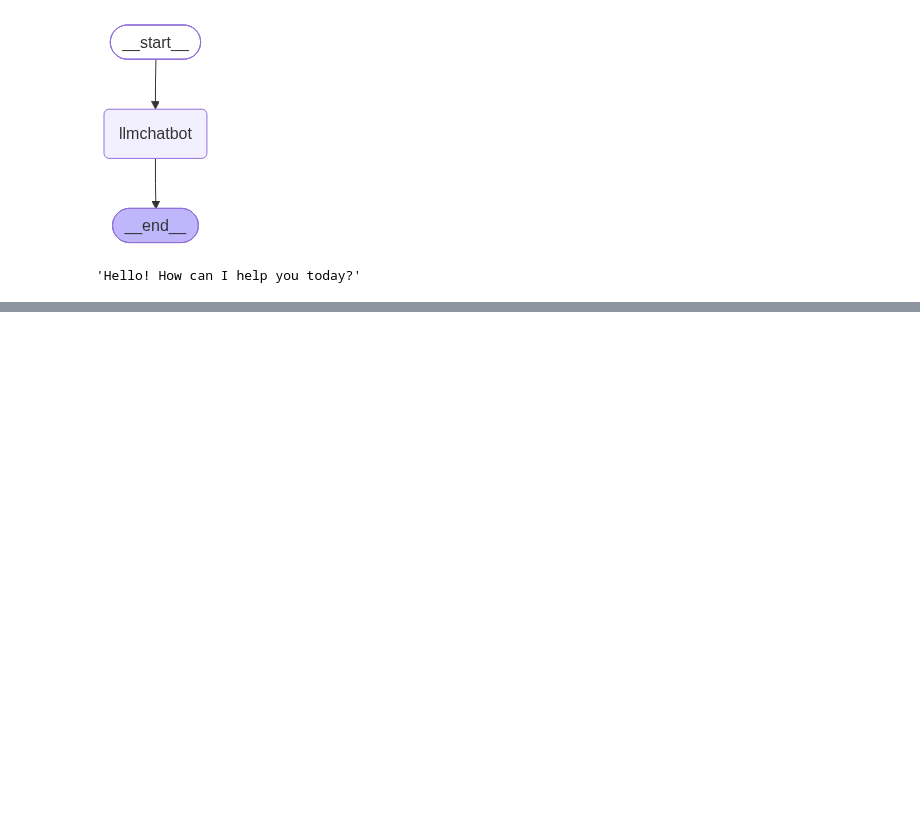
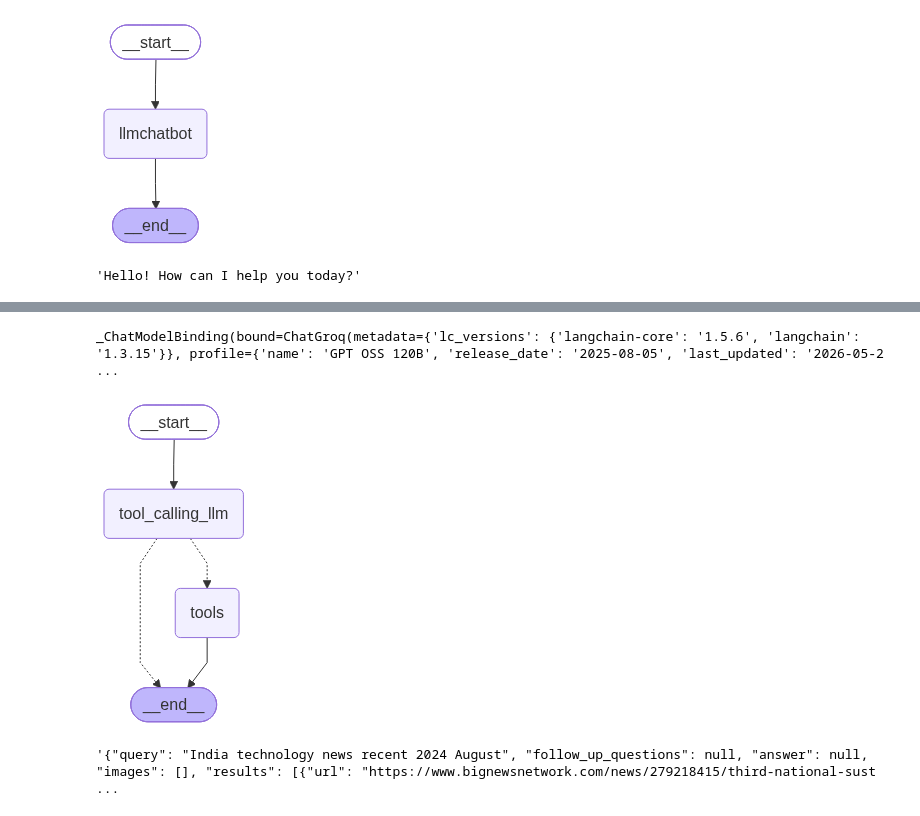
Before and after one commit to vishu2724/agents, a Jupyter notebook: langgraph/1-chatbot.ipynb, the cells around one changed output, grey strips where cells are left out. Cells and saved outputs as stored; diff of their text form; code cells hidden in the pictures; blank space fills up the shorter version.

Commit message:
langgraph-2

```diff
--- a/langgraph/1-chatbot.ipynb
+++ b/langgraph/1-chatbot.ipynb
@@ -77,0 +102,59 @@ I'm just a program, so I don't have feelings, but I'm here and ready to help you
+# %%
+#custom function(tool)
+def multiply(a:int,b:int)->int:
+    """Multiply a and b
+
+    Args:
+        a (int): first int
+        b (int): second int
+
+    Returns:
+        int: output int
+    """
+    return a*b
+# %%
+tools=[tool,multiply]
+# %%
+llm_with_tool=model.bind_tools(tools)
+# %%
+
+llm_with_tool
+# %% [output]
+_ChatModelBinding(bound=ChatGroq(metadata={'lc_versions': {'langchain-core': '1.5.6', 'langchain': '1.3.15'}}, profile={'name': 'GPT OSS 120B', 'release_date': '2025-08-05', 'last_updated': '2026-05-2 ...
+# %%
+## Stategraph
+from langgraph.graph import StateGraph,START,END
+from langgraph.prebuilt import ToolNode
+from langgraph.prebuilt import tools_condition
+
+## Node definition
+def tool_calling_llm(state:state):
+    return {"messages":[llm_with_tool.invoke(state["messages"])]}#jo binding kri h usko invoke krenge
+
+## Graph
+builder=StateGraph(state)
+builder.add_node("tool_calling_llm",tool_calling_llm)
+builder.add_node("tools",ToolNode(tools))
+
+## Add Edges
+builder.add_edge(START, "tool_calling_llm")
+builder.add_conditional_edges(
+    "tool_calling_llm",
+    # If the latest message (result) from assistant is a tool call -> tools_condition routes to tools
+    # If the latest message (result) from assistant is a not a tool call -> tools_condition routes to END
+    tools_condition
+)
+builder.add_edge("tools",END)
+
+## compile the graph
+graph=builder.compile()
+
+from IPython.display import Image, display
+display(Image(graph.get_graph().draw_mermaid_png()))
+# %% [output]
+[figure, added]
+# %%
+res = graph.invoke({"messages":"what is recent india news in tech"})
+res['messages'][-1].content
+# %% [output]
+'{"query": "India technology news recent 2024 August", "follow_up_questions": null, "answer": null, "images": [], "results": [{"url": "https://www.bignewsnetwork.com/news/279218415/third-national-sust ...
```
Also changed, not shown: parts of 23 cells of this notebook, 3 other files.
